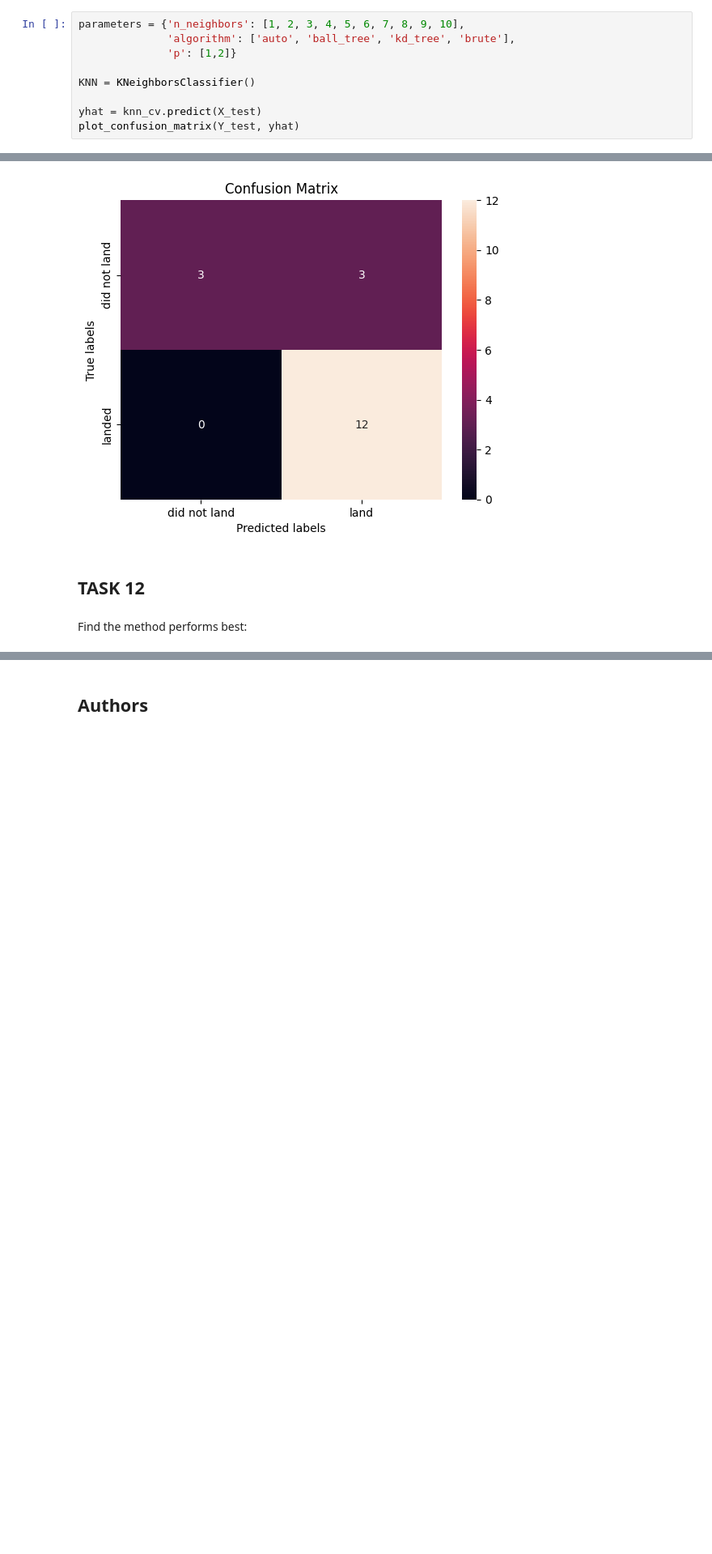
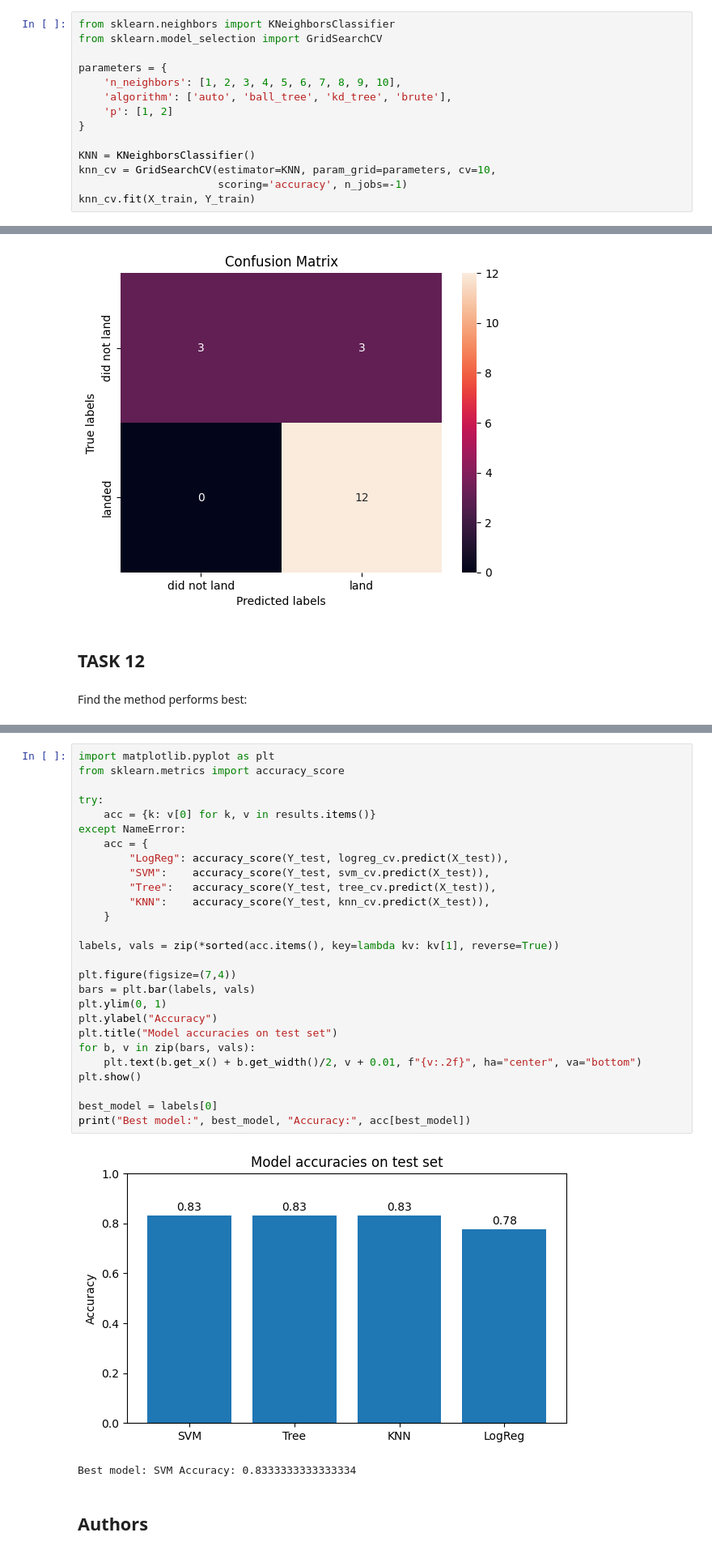
Before and after one commit to TheCodeGhoul/SpaceX, a Jupyter notebook: SpaceX_Machine Learning Prediction_Part_5.ipynb, the cells around one changed output, grey strips where cells are left out. Shown at 81% size. Cells and saved outputs as stored; diff of their text form; blank space fills up the shorter version.

```diff
--- a/SpaceX_Machine Learning Prediction_Part_5.ipynb
+++ b/SpaceX_Machine Learning Prediction_Part_5.ipynb
@@ -360,12 +392,17 @@ test accuracy : 0.8333333333333334
 # %% [markdown]
 Create a k nearest neighbors object then  create a  <code>GridSearchCV</code> object  <code>knn_cv</code> with cv = 10.  Fit the object to find the best parameters from the dictionary <code>parameters</code>.
 # %%
-parameters = {'n_neighbors': [1, 2, 3, 4, 5, 6, 7, 8, 9, 10],
-              'algorithm': ['auto', 'ball_tree', 'kd_tree', 'brute'],
-              'p': [1,2]}
+from sklearn.neighbors import KNeighborsClassifier
+from sklearn.model_selection import GridSearchCV
+
+parameters = {
+    'n_neighbors': [1, 2, 3, 4, 5, 6, 7, 8, 9, 10],
+    'algorithm': ['auto', 'ball_tree', 'kd_tree', 'brute'],
+    'p': [1, 2]
+}
 
 KNN = KNeighborsClassifier()
-
-yhat = knn_cv.predict(X_test)
-plot_confusion_matrix(Y_test, yhat)
+knn_cv = GridSearchCV(estimator=KNN, param_grid=parameters, cv=10,
+                      scoring='accuracy', n_jobs=-1)
+knn_cv.fit(X_train, Y_train)
 # %% [output]
@@ -420,5 +478,35 @@ print("F1-score :", best_f1)
 Best model: SVM
 Accuracy : 0.8333333333333334
 F1-score : 0.88
+# %%
+import matplotlib.pyplot as plt
+from sklearn.metrics import accuracy_score
+
+try:
+    acc = {k: v[0] for k, v in results.items()}
+except NameError:
+    acc = {
+        "LogReg": accuracy_score(Y_test, logreg_cv.predict(X_test)),
+        "SVM":    accuracy_score(Y_test, svm_cv.predict(X_test)),
+        "Tree":   accuracy_score(Y_test, tree_cv.predict(X_test)),
+        "KNN":    accuracy_score(Y_test, knn_cv.predict(X_test)),
+    }
+
+labels, vals = zip(*sorted(acc.items(), key=lambda kv: kv[1], reverse=True))
+
+plt.figure(figsize=(7,4))
+bars = plt.bar(labels, vals)
+plt.ylim(0, 1)
+plt.ylabel("Accuracy")
+plt.title("Model accuracies on test set")
+for b, v in zip(bars, vals):
+    plt.text(b.get_x() + b.get_width()/2, v + 0.01, f"{v:.2f}", ha="center", va="bottom")
+plt.show()
+
+best_model = labels[0]
+print("Best model:", best_model, "Accuracy:", acc[best_model])
+# %% [output]
+[figure, added]
+Best model: SVM Accuracy: 0.8333333333333334
 # %% [markdown]
 ## Authors
```
Also changed, not shown: parts of 26 cells of this notebook.
